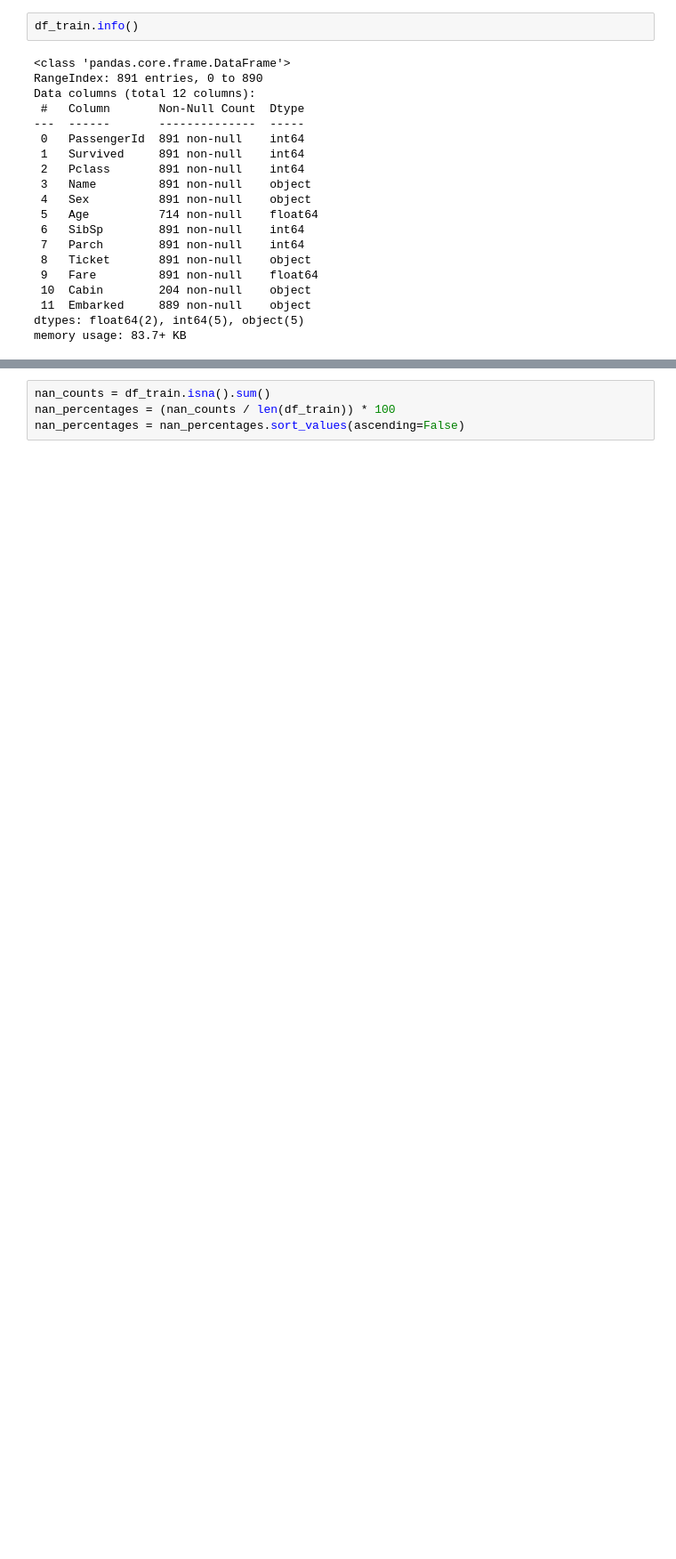
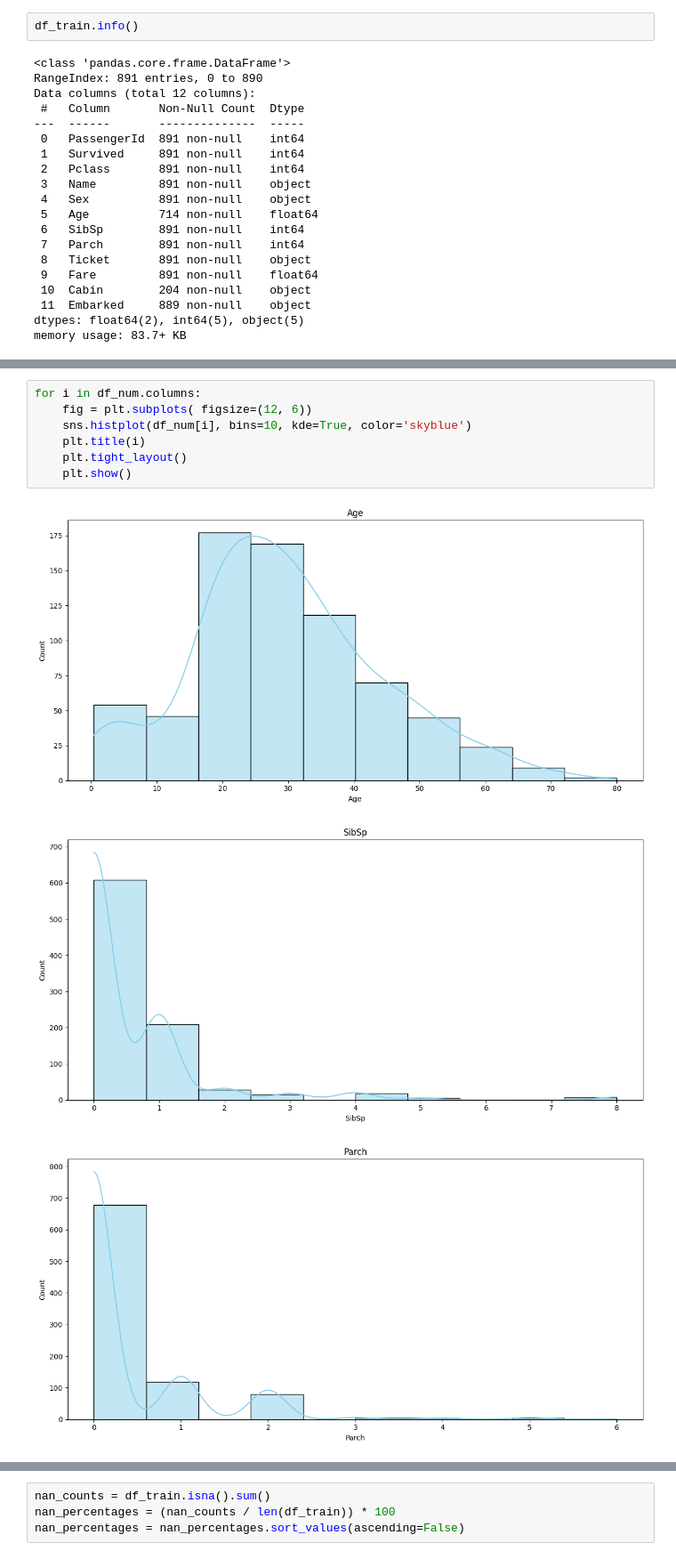
Before and after one commit to IvanSholana/Machine-Learning-Project, a Jupyter notebook: Titanic/TitanicChallange.ipynb, the cells around one changed output, grey strips where cells are left out. Shown at 89% size. Saved outputs shown, nothing was run; the diff lists cells and outputs as text; blank space fills up the shorter version.

```diff
--- a/Titanic/TitanicChallange.ipynb
+++ b/Titanic/TitanicChallange.ipynb
@@ -46,0 +87,11 @@ memory usage: 83.7+ KB
+# %%
+for i in df_num.columns:
+    fig = plt.subplots( figsize=(12, 6))
+    sns.histplot(df_num[i], bins=10, kde=True, color='skyblue')
+    plt.title(i)
+    plt.tight_layout()
+    plt.show()
+# %% [output]
+[figure, added]
+[figure, added]
+[figure, added]
```
Also changed, not shown: parts of 25 cells of this notebook.
